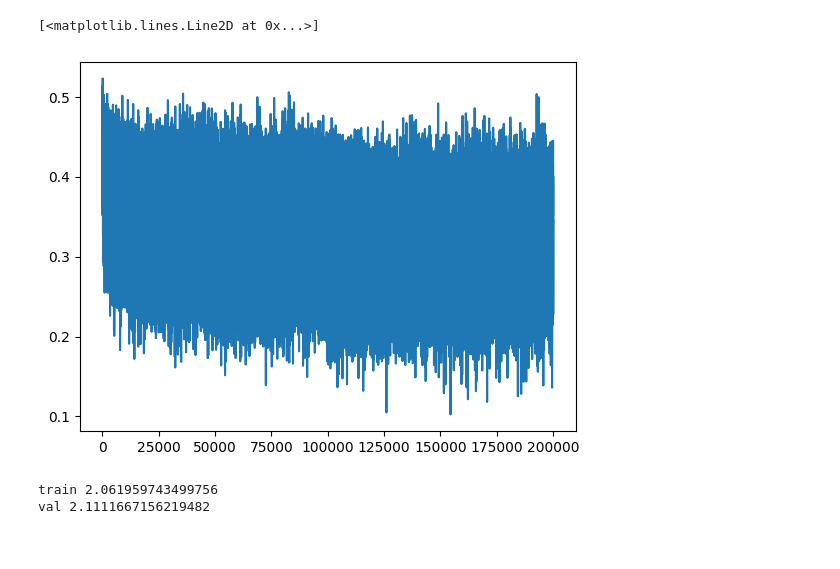
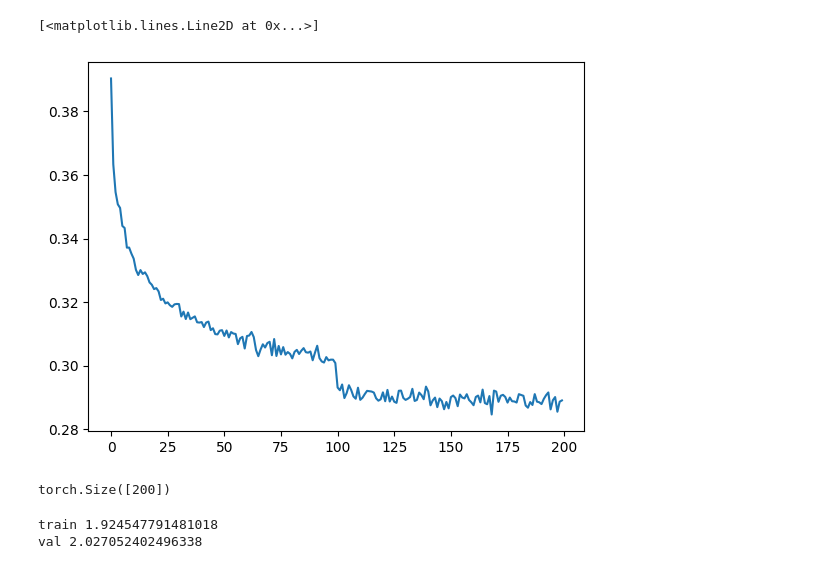
Before and after one commit to SammieKn/makemore, a Jupyter notebook: makemore_part5_WaveNet.ipynb, the cells around one changed output. Saved outputs shown, nothing was run; the diff lists cells and outputs as text; code cells hidden in the pictures.

```diff
--- a/makemore_part5_WaveNet.ipynb
+++ b/makemore_part5_WaveNet.ipynb
@@ -50,0 +59,3 @@ torch.Size([22799, 3]) torch.Size([22799])
+# %%
+for x, y in zip(Xtr[:20], Ytr[:20]):
+    print(''.join(itos[ix.item()] for ix in x), '--->', itos[y.item()])
@@ -109,21 +193,25 @@ class Tanh:
 # %%
 torch.manual_seed(42);
 # %%
-# initializing the neural net
+# initializing the neural net (flatten all the embeddings)
 
 n_embd = 10 # dim of embedding of the character vectors
-n_hidden = 200 # the number of neurons in the hidden layer
+n_hidden = 68 # the number of neurons in the hidden layer
 
-C = torch.randn((vocab_size, n_embd))
-layers =[
-    Linear(n_embd * block_size, n_hidden, bias=False), BatchNorm1d(n_hidden), Tanh(),
+model = Sequential(
+    [
+    Embedding(vocab_size, n_embd),
+    FlattenConsecutive(2), Linear(n_embd * 2,   n_hidden, bias=False), BatchNorm1d(n_hidden), Tanh(),
+    FlattenConsecutive(2), Linear(n_hidden * 2, n_hidden, bias=False), BatchNorm1d(n_hidden), Tanh(),
+    FlattenConsecutive(2), Linear(n_hidden * 2, n_hidden, bias=False), BatchNorm1d(n_hidden), Tanh(),
     Linear(n_hidden, vocab_size),
-]
+    ]
+)
 
 with torch.no_grad():
-    layers[-1].weight *= 0.1
+    model.layers[-1].weight *= 0.1
 
-parameters = [C] + [p for layer in layers for p in layer.parameters()]
+parameters = model.parameters()
 print(sum(p.nelement() for p in parameters))
 for p in parameters:
     p.requires_grad = True
@@ -142,11 +230,8 @@ for i in range(max_steps):
     Xb, Yb = Xtr[ix], Ytr[ix]
 
     # forward pass
-    emb = C[Xb]
-    x = emb.reshape(emb.shape[0], -1)  # concatenate the vectors of the characters
-    for layer in layers:
-        x = layer(x)
-    loss = F.cross_entropy(x, Yb)
+    logits = model(Xb)
+    loss = F.cross_entropy(logits, Yb)
 
     # backward pass
     for p in parameters:
@@ -186,6 +289,12 @@ for i in range(max_steps):
+# %%
+lossi_avg = torch.Tensor(lossi).view(-1, 1000).mean(1)
 # %%
-plt.plot(lossi)
+plt.plot(lossi_avg)
 # %% [output]
 [<matplotlib.lines.Line2D at 0x...>]
-[figure, old version]
+[figure, new version]
+# %%
+lossi_avg.shape
+# %% [output]
+torch.Size([200])
 # %%
@@ -199,18 +308,15 @@ def split_loss(split):
         'val' : (Xdev, Ydev),
         'test' : (Xte, Yte),
     }[split]
-    emb = C[x]
-    x = emb.view(emb.shape[0], -1)
-    for layer in layers:
-        x = layer(x)
-    loss = F.cross_entropy(x, y)
+    logits = model(x)
+    loss = F.cross_entropy(logits, y)
     print(split, loss.item())
 
 split_loss('train')
 split_loss('val')
 # %% [output]
-train 2.061959743499756
-val 2.1111667156219482
+train 1.924547791481018
+val 2.027052402496338
 # %%
 # sample from the model
 
```
Also changed, not shown: parts of 9 cells of this notebook.
